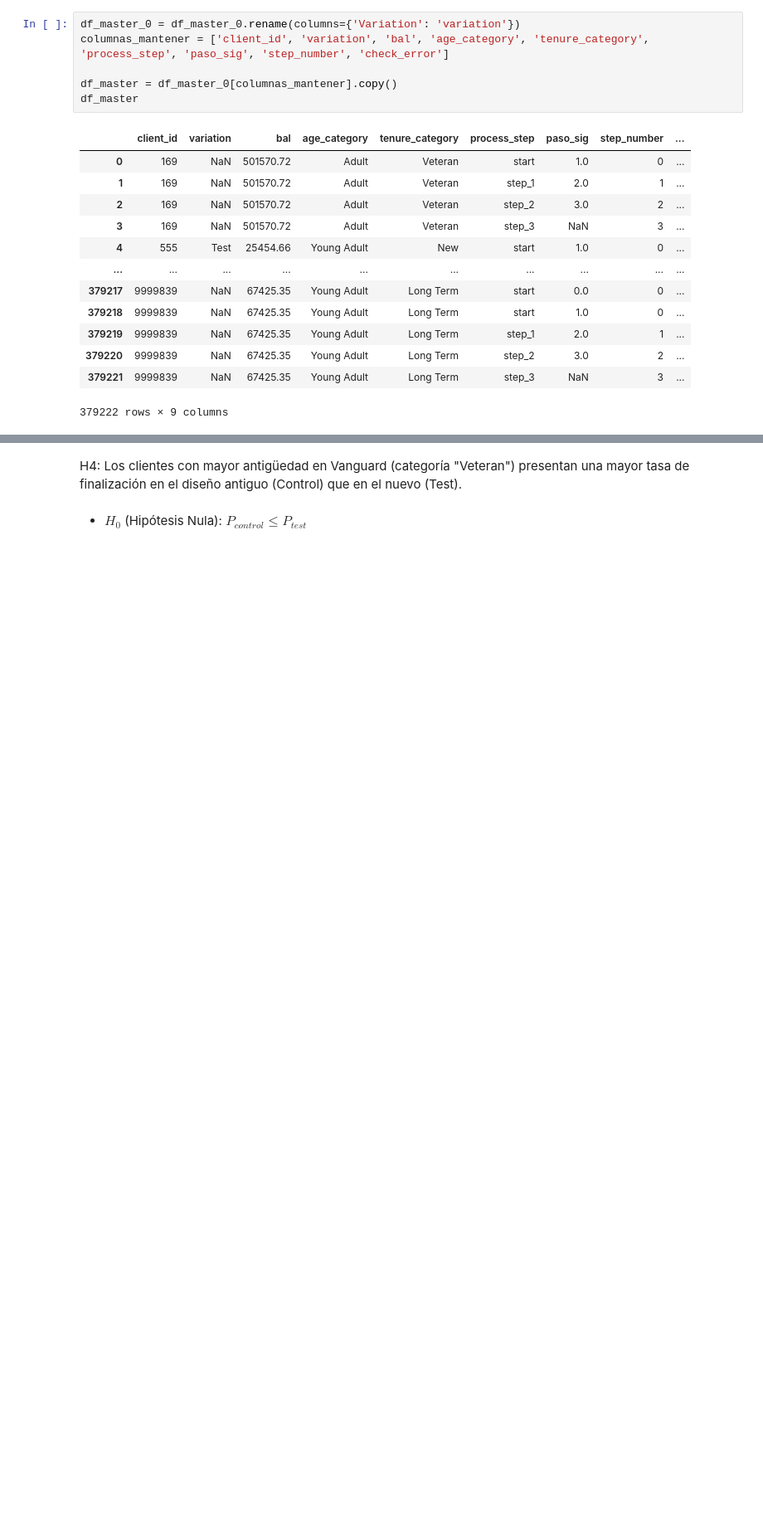
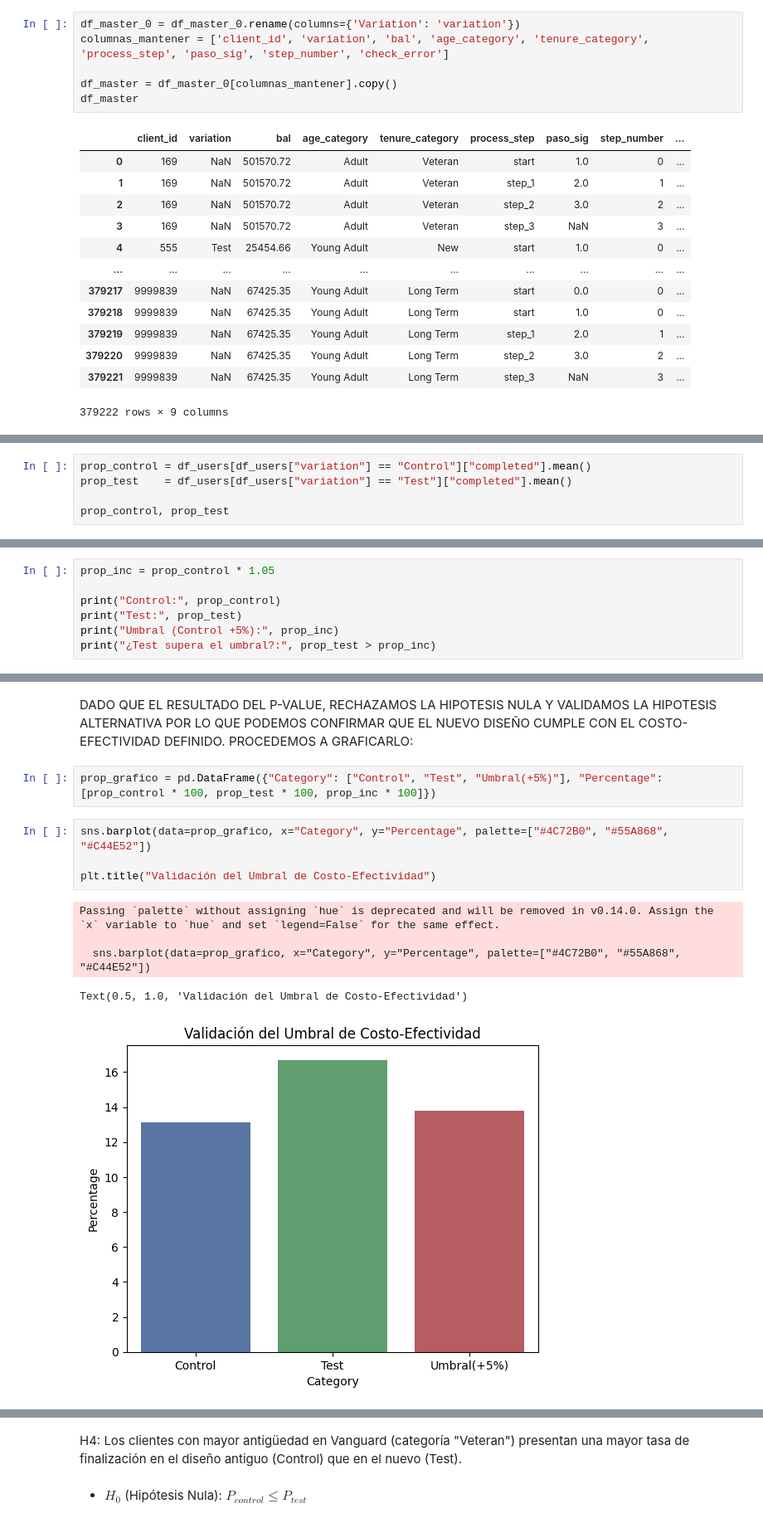
Before and after one commit to bperezlovisolo/Proyecto_4, a Jupyter notebook: notebooks/proyecto.ipynb, the cells around one changed output, grey strips where cells are left out. Shown at 83% size. Drawn from its saved outputs; the diff is of its cells as text; blank space fills up the shorter version.

```diff
--- a/notebooks/proyecto.ipynb
+++ b/notebooks/proyecto.ipynb
@@ -154,0 +237,5 @@ df_master
+# %%
+prop_control = df_users[df_users["variation"] == "Control"]["completed"].mean()
+prop_test    = df_users[df_users["variation"] == "Test"]["completed"].mean()
+
+prop_control, prop_test
@@ -154,0 +244,7 @@ df_master
+# %%
+prop_inc = prop_control * 1.05
+
+print("Control:", prop_control)
+print("Test:", prop_test)
+print("Umbral (Control +5%):", prop_inc)
+print("¿Test supera el umbral?:", prop_test > prop_inc)
@@ -154,0 +266,15 @@ df_master
+# %% [markdown]
+DADO QUE EL RESULTADO DEL P-VALUE, RECHAZAMOS LA HIPOTESIS NULA Y VALIDAMOS LA HIPOTESIS ALTERNATIVA POR LO QUE PODEMOS CONFIRMAR QUE EL NUEVO DISEÑO CUMPLE CON EL COSTO-EFECTIVIDAD DEFINIDO.
+PROCEDEMOS A GRAFICARLO:
+# %%
+prop_grafico = pd.DataFrame({"Category": ["Control", "Test", "Umbral(+5%)"], "Percentage": [prop_control * 100, prop_test * 100, prop_inc * 100]})
+# %%
+sns.barplot(data=prop_grafico, x="Category", y="Percentage", palette=["#4C72B0", "#55A868", "#C44E52"])
+
+plt.title("Validación del Umbral de Costo-Efectividad")
+# %% [output]
+Passing `palette` without assigning `hue` is deprecated and will be removed in v0.14.0. Assign the `x` variable to `hue` and set `legend=False` for the same effect.
+
+  sns.barplot(data=prop_grafico, x="Category", y="Percentage", palette=["#4C72B0", "#55A868", "#C44E52"])
+Text(0.5, 1.0, 'Validación del Umbral de Costo-Efectividad')
+[figure, added]
```
Also changed, not shown: parts of 35 cells of this notebook.
